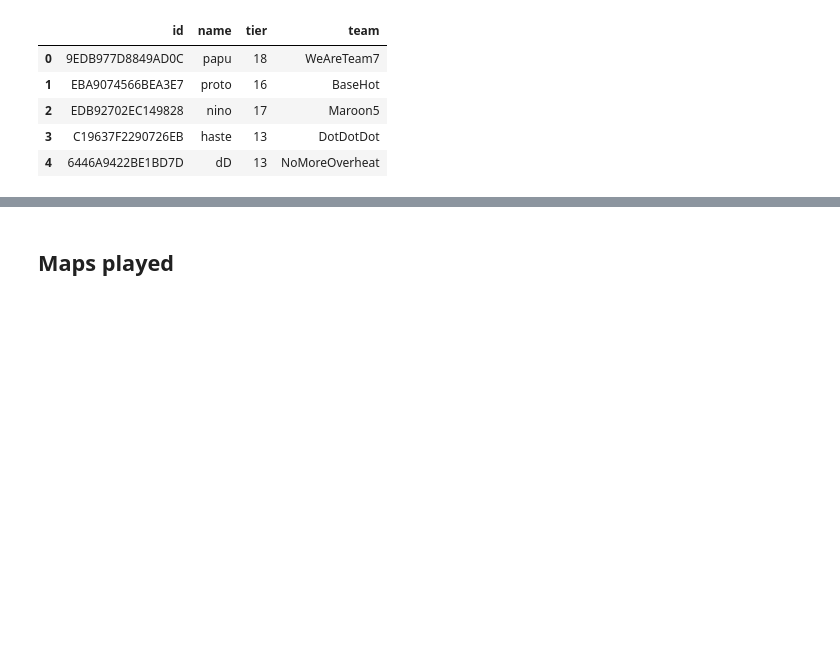
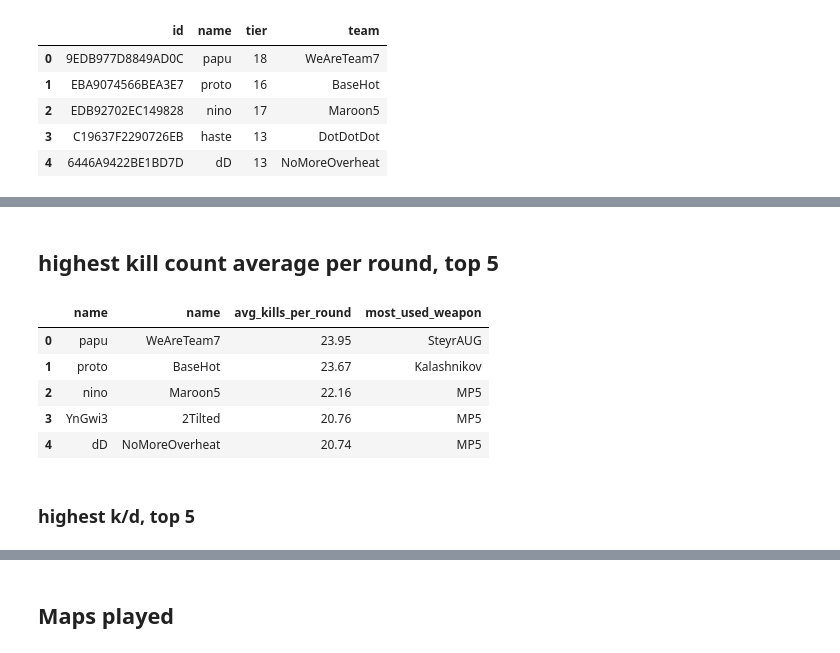
Before and after one commit to s2vndl/s2_1st_tournament_stats, a Jupyter notebook: s2_stats.ipynb, the cells around one changed output, grey strips where cells are left out. Cells and saved outputs as stored; diff of their text form; code cells hidden in the pictures; blank space fills up the shorter version.

```diff
--- a/s2_stats.ipynb
+++ b/s2_stats.ipynb
@@ -108,0 +166,25 @@ cur.connection.commit()
+# %% [markdown]
+## highest kill count average per round, top 5
+# %%
+query = """
+select player.name, player.team as name,
+       round(1.0 * count(1)
+       / (select count(distinct game + " " + round) from event_kill where killerPlayfabId = player.id)
+             ,2) as avg_kills_per_round,
+        (select weaponName from event_kill where killerPlayfabId = player.id group by weaponName order by count(1) desc limit 1) as most_used_weapon
+from event_kill
+         join player on id = killerPlayfabId
+group by killerPlayfabId
+order by avg_kills_per_round desc
+limit 5
+"""
+pd.read_sql_query(query, con)
+# %% [output]
+|  | name | name | avg_kills_per_round | most_used_weapon |
+| 0 | papu | WeAreTeam7 | 23.95 | SteyrAUG |
+| 1 | proto | BaseHot | 23.67 | Kalashnikov |
+| 2 | nino | Maroon5 | 22.16 | MP5 |
+| 3 | YnGwi3 | 2Tilted | 20.76 | MP5 |
+| 4 | dD | NoMoreOverheat | 20.74 | MP5 |
+# %% [markdown]
+### highest k/d, top 5
```
Also changed, not shown: parts of 18 cells of this notebook.
